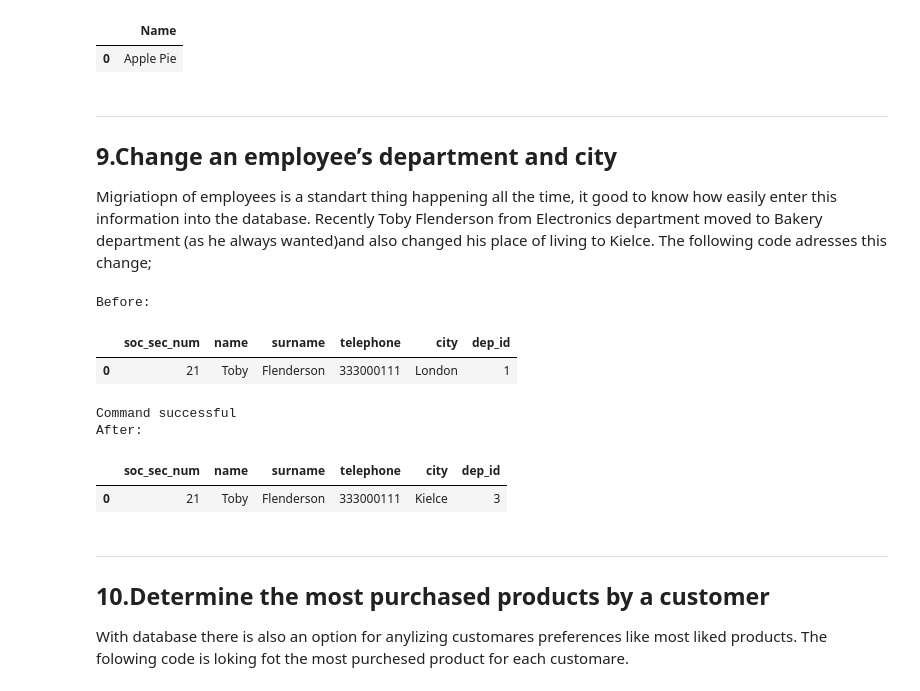
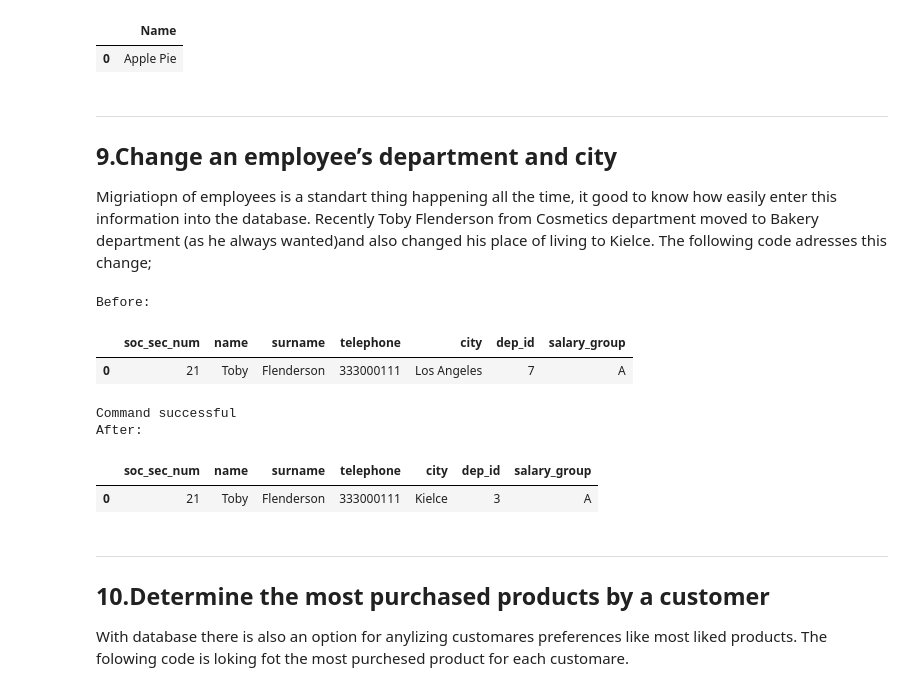
Before and after one commit to OlgaSieradzan/Company-database-managing-proposition-, a Jupyter notebook: Olga_Sieradzan_Excercise_I.ipynb, the cells around one changed output. Cells and saved outputs as stored; diff of their text form; code cells hidden in the pictures.

```diff
--- a/Olga_Sieradzan_Excercise_I.ipynb
+++ b/Olga_Sieradzan_Excercise_I.ipynb
@@ -663,31 +663,31 @@ pd.read_sql(products_A, connection)
 
 ## **9.Change an employee’s department and city**
 
-Migriatiopn of employees is a standart thing happening all the time, it good to know how easily enter this information into the database. Recently Toby Flenderson from Electronics department moved to Bakery department (as he always wanted)and also changed his place of living to Kielce. The following code adresses this change;
+Migriatiopn of employees is a standart thing happening all the time, it good to know how easily enter this information into the database. Recently Toby Flenderson from Cosmetics department moved to Bakery department (as he always wanted)and also changed his place of living to Kielce. The following code adresses this change;
 # %%
 
 chnaging_dep_city = """
 UPDATE employee
 SET
     city = 'Kielce',
     dep_id = (SELECT dep_id FROM department WHERE dep_name = 'Bakery')
 WHERE name = 'Toby'
   AND surname = 'Flenderson'
-  AND dep_id = (SELECT dep_id FROM department WHERE dep_name = 'Electronics');
+  AND dep_id = (SELECT dep_id FROM department WHERE dep_name = 'Cosmetics');
 """
 print("Before:")
 display(pd.read_sql("SELECT * FROM employee WHERE name = 'Toby' AND surname = 'Flenderson'", connection)    )
 execute_command(connection, chnaging_dep_city)
 print("After:")
 display(pd.read_sql("SELECT * FROM employee WHERE name = 'Toby' AND surname = 'Flenderson'", connection)    )
 # %% [output]
 Before:
-|  | soc_sec_num | name | surname | telephone | city | dep_id |
-| 0 | 21 | Toby | Flenderson | 333000111 | London | 1 |
+|  | soc_sec_num | name | surname | telephone | city | dep_id | salary_group |
+| 0 | 21 | Toby | Flenderson | 333000111 | Los Angeles | 7 | A |
 Command successful
 After:
-|  | soc_sec_num | name | surname | telephone | city | dep_id |
-| 0 | 21 | Toby | Flenderson | 333000111 | Kielce | 3 |
+|  | soc_sec_num | name | surname | telephone | city | dep_id | salary_group |
+| 0 | 21 | Toby | Flenderson | 333000111 | Kielce | 3 | A |
 # %% [markdown]
 ***
 
```
Also changed, not shown: parts of 13 cells of this notebook, 1 other file.
